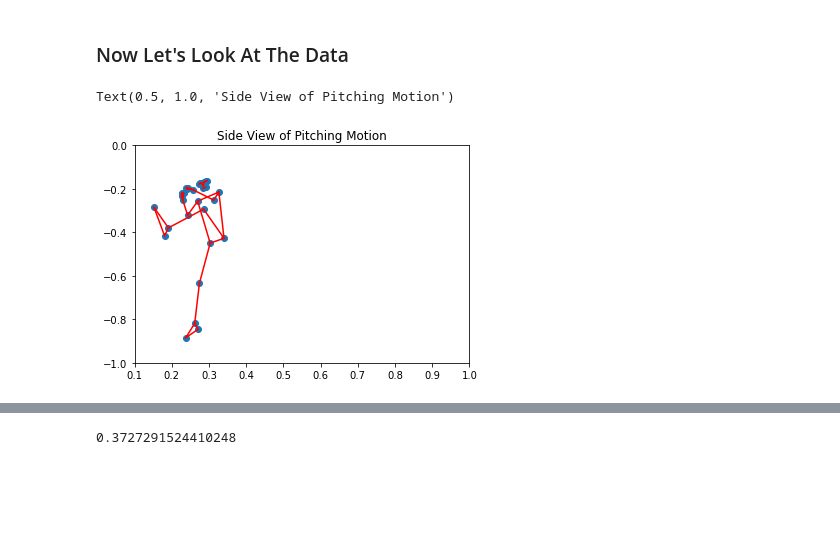
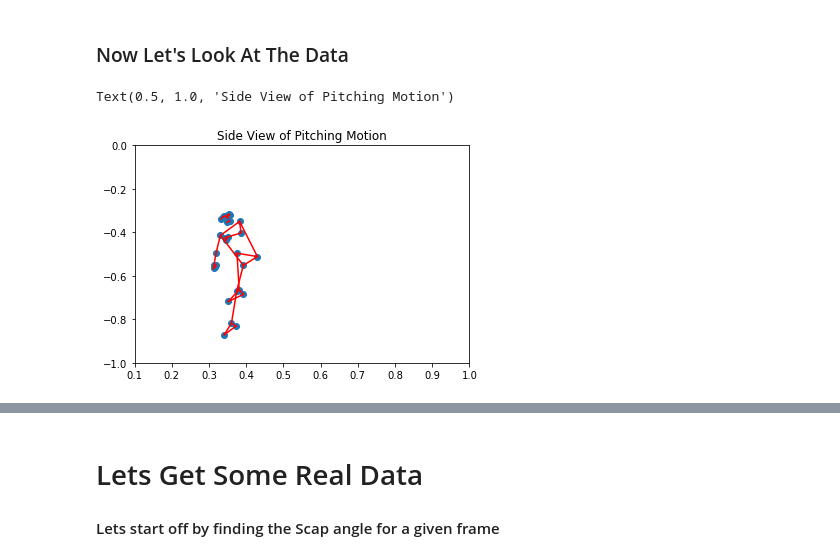
Before and after one commit to TimBrownDataSci/BioMechanics, a Jupyter notebook: PoseDetection.ipynb, the cells around one changed output, grey strips where cells are left out. Drawn from its saved outputs; the diff is of its cells as text; code cells hidden in the pictures; blank space fills up the shorter version.

```diff
--- a/PoseDetection.ipynb
+++ b/PoseDetection.ipynb
@@ -17,7 +19,9 @@ pTime = 0
 
 mocap = []
 
-cap = cv2.VideoCapture('test_pitch - Made with Clipchamp_1683297167868.mp4')
+file_name = 'pitch.mp4'
+
+cap = cv2.VideoCapture(file_name)
 success, img = cap.read()
 while success == True:
 
@@ -38,7 +42,7 @@ while success == True:
     pTime = cTime
     cv2.putText(img,str(int(fps)),(70,50),cv2.FONT_HERSHEY_PLAIN,3,(255,0,0),3)
     cv2.imshow("Image",img)
-    cv2.waitKey(10)
+    cv2.waitKey(1)
     mocap.append(results.pose_landmarks)
     success, img = cap.read()
 cv2.destroyAllWindows()
@@ -49,7 +53,7 @@ pTime = 0
 
 mocap = []
 
-cap = cv2.VideoCapture('test_pitch - Made with Clipchamp_1683297167868.mp4')
+cap = cv2.VideoCapture(file_name)
 success, img = cap.read()
 
 h,w,c = img.shape
@@ -84,21 +88,21 @@ cv2.destroyAllWindows()
 # %%
 x = []
 y = []
 z = []
-frame = 70
+frame = 500
 for i in range(33):
     x.append(mocap[frame].landmark[i].x)
     y.append(mocap[frame].landmark[i].y * -1) # Flipping y to negative so the figure appears "right-side-up"
 plt.scatter(x,y)
 
 for i in range(len(list(mpPose.POSE_CONNECTIONS))):
     point = list(mpPose.POSE_CONNECTIONS)[i]
     plt.plot([x[point[0]],x[point[1]]],[y[point[0]],y[point[1]]], c = 'r')
 
 plt.ylim(-1,0)
 plt.xlim(0.1,1)
 plt.title("Side View of Pitching Motion")
 # %% [output]
 Text(0.5, 1.0, 'Side View of Pitching Motion')
-[figure, old version]
+[figure, new version]
 # %%
@@ -133,7 +140,12 @@ ax.set_ylim(-1,1)
 [interactive output not drawn]
 [interactive output not drawn]
 (-1.0, 1.0)
+# %% [markdown]
+ # Lets Get Some Real Data
+
+ #### Lets start off by finding the Scap angle for a given frame
 # %%
-min(x)
+frame = 577
+r_s = np.array([mocap[frame].landmark[12].x,mocap[frame].landmark[12].z]) # Right Shoulder
+l_s = np.array([mocap[frame].landmark[13].x,mocap[frame].landmark[13].z]) # Left Shoulder
+r_e = np.array([mocap[frame].landmark[14].x,mocap[frame].landmark[14].z]) # Right Elbow
-# %% [output]
-0.3727291524410248
```
Also changed, not shown: parts of 12 cells of this notebook, 1 other file.
